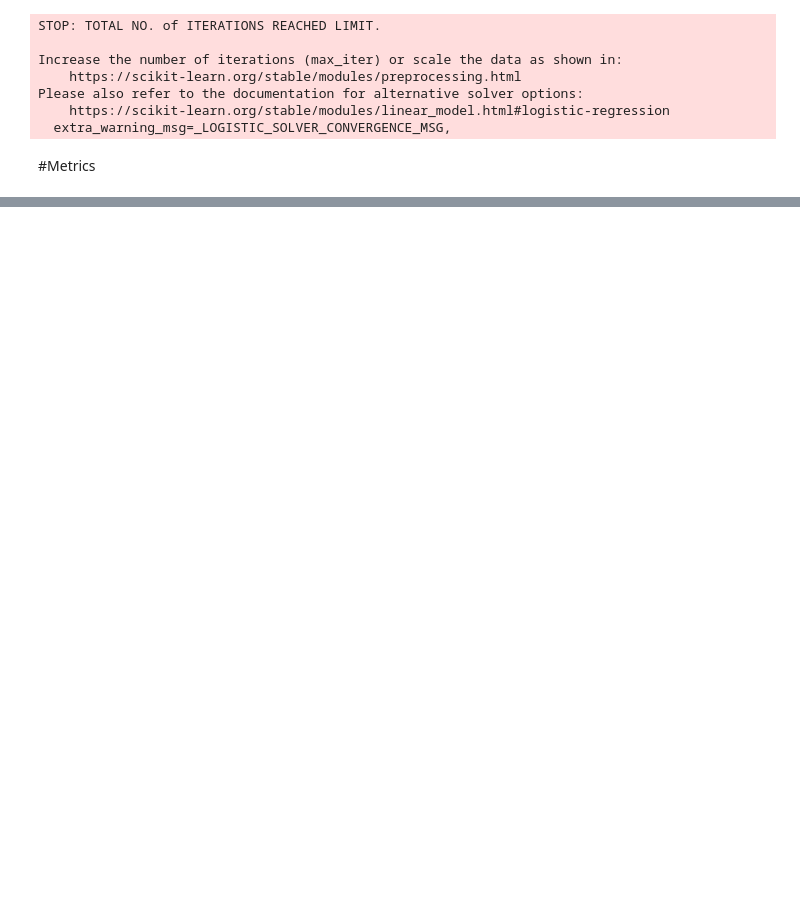
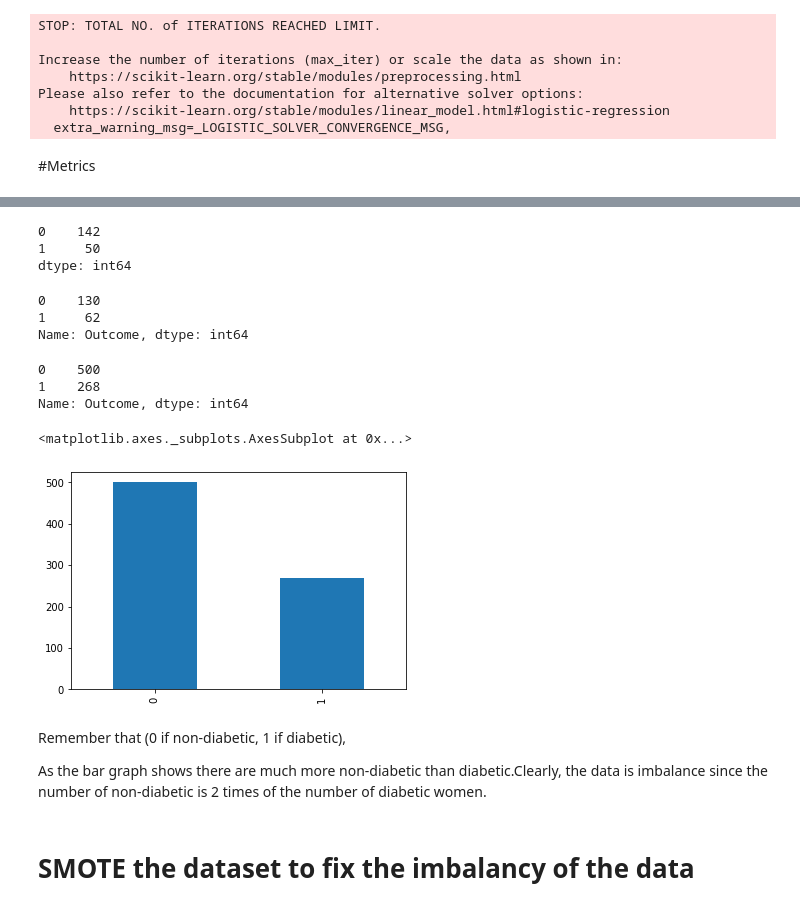
Before and after one commit to mpaydar/CS381, a Jupyter notebook: project1.ipynb, the cells around one changed output, grey strips where cells are left out. Saved outputs shown, nothing was run; the diff lists cells and outputs as text; code cells hidden in the pictures; blank space fills up the shorter version.

```diff
--- a/project1.ipynb
+++ b/project1.ipynb
@@ -755,0 +759,31 @@ Specifity 0.773972602739726
+# %%
+# look at y_predict value counts
+
+prediction.value_counts()
+# %% [output]
+0    142
+1     50
+dtype: int64
+# %%
+# look at y test value count
+y_test.value_counts()
+# %% [output]
+0    130
+1     62
+Name: Outcome, dtype: int64
+# %%
+frame2=dataframe[['Pregnancies', 'Glucose','BMI', 'Age','Outcome']]
+print(frame2.Outcome.value_counts())
+frame2.Outcome.value_counts().plot(kind="bar")
+# %% [output]
+0    500
+1    268
+Name: Outcome, dtype: int64
+<matplotlib.axes._subplots.AxesSubplot at 0x...>
+[figure, added]
+# %% [markdown]
+Remember that (0 if non-diabetic, 1 if diabetic),
+
+As the bar graph shows there are much more non-diabetic than diabetic.Clearly, the data is imbalance since the number of non-diabetic is 2 times of the number of diabetic women.
+# %% [markdown]
+# SMOTE the dataset to fix the imbalancy of the data
```
Also changed, not shown: parts of 6 cells of this notebook.
